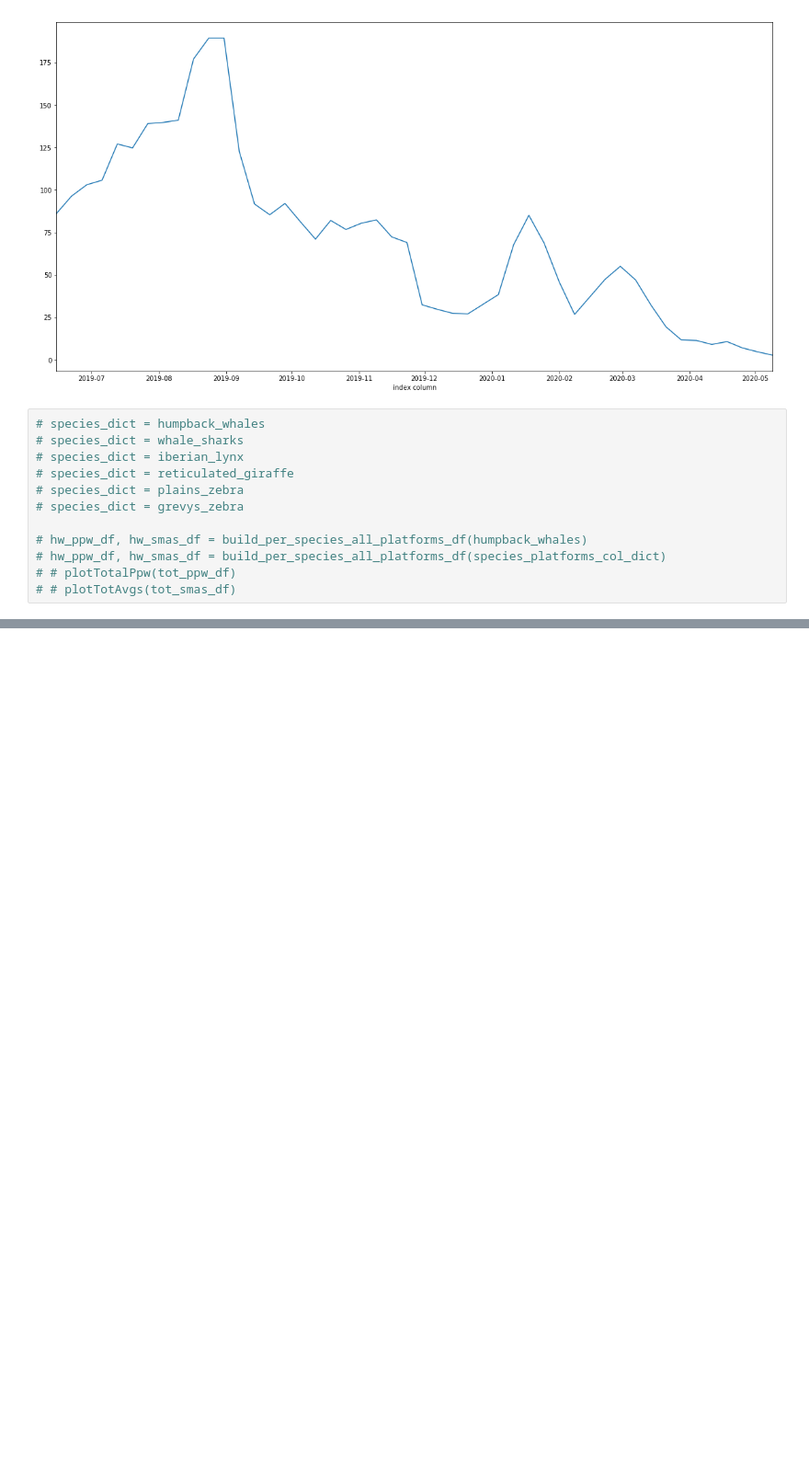
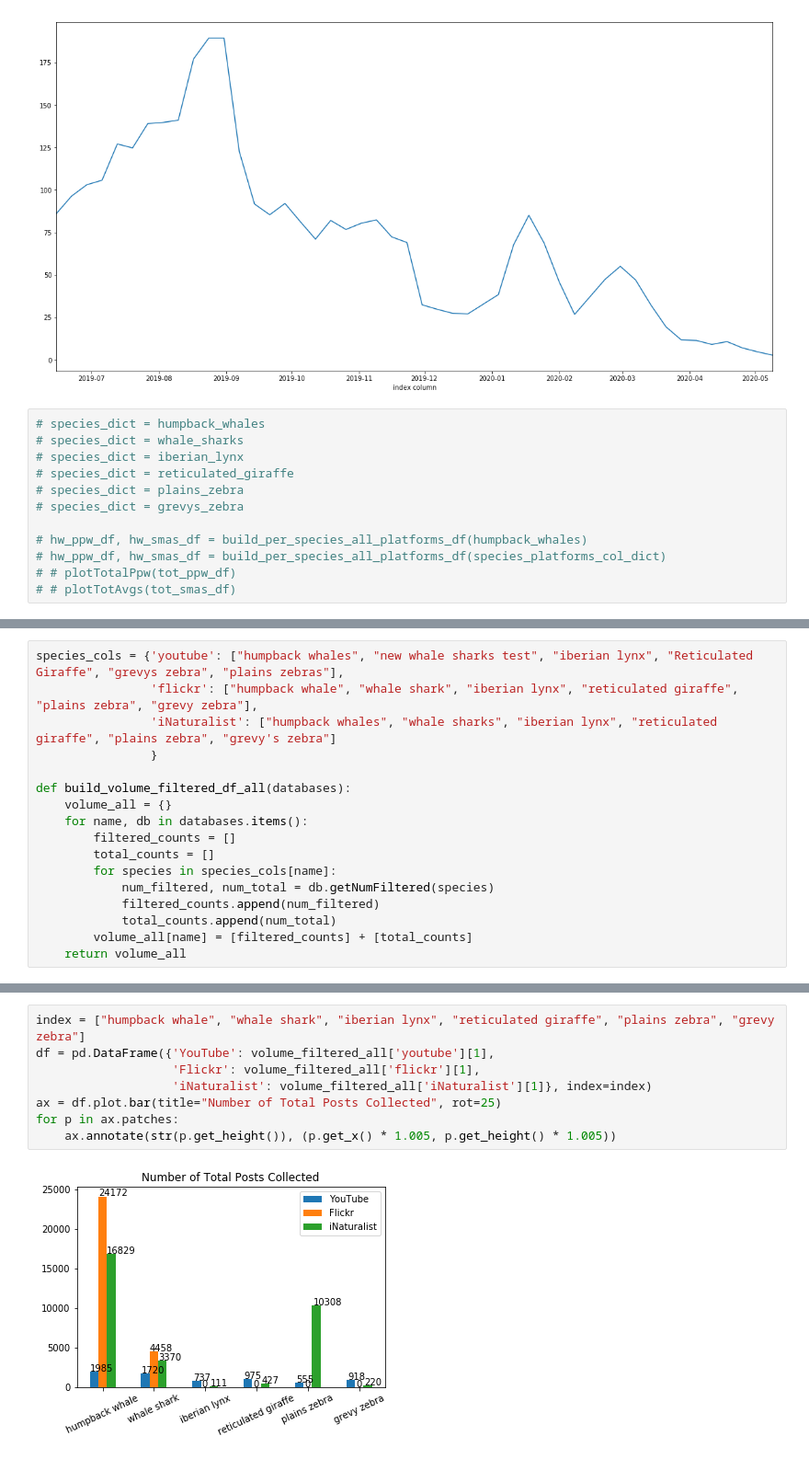
Before and after one commit to CompBioUIC/WildbookSocial, a Jupyter notebook: playground/PerSpeciesAllPlatforms.ipynb, the cells around one changed output, grey strips where cells are left out. Shown at 92% size. Cells and saved outputs as stored; diff of their text form; blank space fills up the shorter version.

```diff
--- a/playground/PerSpeciesAllPlatforms.ipynb
+++ b/playground/PerSpeciesAllPlatforms.ipynb
@@ -197,0 +285,17 @@ Name: moving averages, dtype: float64
+# %%
+species_cols = {'youtube': ["humpback whales", "new whale sharks test", "iberian lynx", "Reticulated Giraffe", "grevys zebra", "plains zebras"],
+                'flickr': ["humpback whale", "whale shark", "iberian lynx", "reticulated giraffe", "plains zebra", "grevy zebra"],
+                'iNaturalist': ["humpback whales", "whale sharks", "iberian lynx", "reticulated giraffe", "plains zebra", "grevy's zebra"]
+                }
+
+def build_volume_filtered_df_all(databases):
+    volume_all = {}
+    for name, db in databases.items():
+        filtered_counts = []
+        total_counts = []
+        for species in species_cols[name]:
+            num_filtered, num_total = db.getNumFiltered(species)
+            filtered_counts.append(num_filtered)
+            total_counts.append(num_total)
+        volume_all[name] = [filtered_counts] + [total_counts]
+    return volume_all
@@ -197,0 +312,10 @@ Name: moving averages, dtype: float64
+# %%
+index = ["humpback whale", "whale shark", "iberian lynx", "reticulated giraffe", "plains zebra", "grevy zebra"]
+df = pd.DataFrame({'YouTube': volume_filtered_all['youtube'][1],
+                   'Flickr': volume_filtered_all['flickr'][1],
+                   'iNaturalist': volume_filtered_all['iNaturalist'][1]}, index=index)
+ax = df.plot.bar(title="Number of Total Posts Collected", rot=25)
+for p in ax.patches:
+    ax.annotate(str(p.get_height()), (p.get_x() * 1.005, p.get_height() * 1.005))
+# %% [output]
+[figure, added]
```
Also changed, not shown: parts of 13 cells of this notebook, 2 other files.
